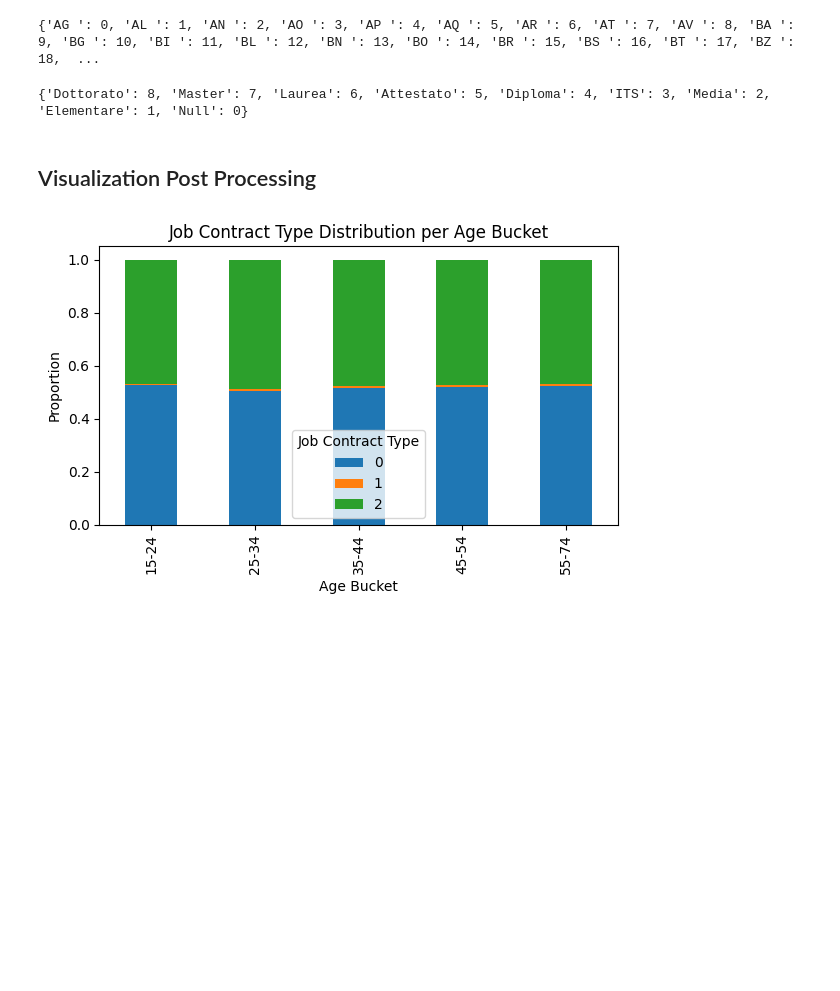
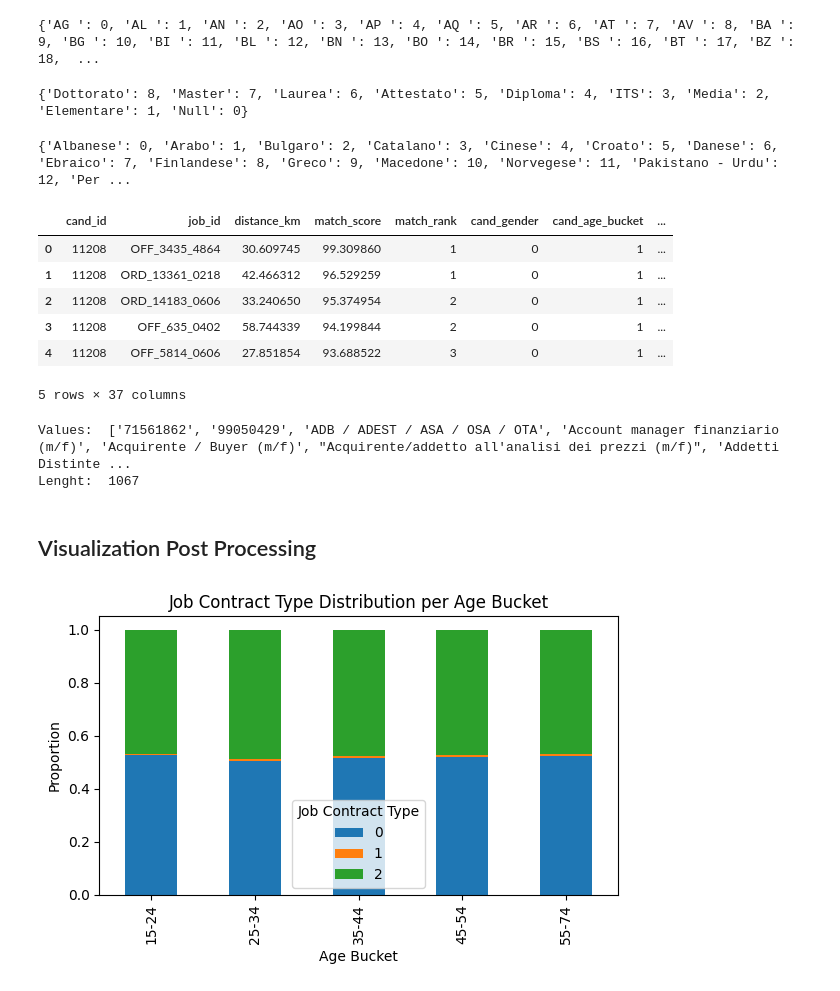
Before and after one commit to lorenzo-massa/Bias-Detection-Mitigation, a Jupyter notebook: main.ipynb, the cells around one changed output. Drawn from its saved outputs; the diff is of its cells as text; code cells hidden in the pictures; blank space fills up the shorter version.

Commit message:
Transform cand_languages_spoken into numbers

```diff
--- a/main.ipynb
+++ b/main.ipynb
@@ -205,6 +205,67 @@ df_processed["cand_education"] = df_education["cand_education"].replace(
 print(ranked_education_levels)
 # %% [output]
 {'Dottorato': 8, 'Master': 7, 'Laurea': 6, 'Attestato': 5, 'Diploma': 4, 'ITS': 3, 'Media': 2, 'Elementare': 1, 'Null': 0}
+# %%
+# Transform cand_languages_spoken into numbers
+
+# Split the strings into lists of languages
+df_languages = df.copy()
+df_languages["cand_languages_spoken"] = df_languages["cand_languages_spoken"].str.split(
+    ";"
+)
+
+# Replace the missing values with an empty list
+df_languages["cand_languages_spoken"] = df_languages["cand_languages_spoken"].fillna(
+    pd.Series([[]] * len(df_languages))
+)
+
+# Remove 'Italiano' from the list of languages
+df_languages["cand_languages_spoken"] = df_languages["cand_languages_spoken"].apply(
+    lambda x: [language for language in x if language != "Italiano"]
+)
+
+# Get the unique languages
+unique_languages = set()
+for languages in df_languages["cand_languages_spoken"]:
+    unique_languages.update(languages)
+unique_languages = sorted(unique_languages)
+
+# Create a dictionary that maps each language to a number
+language_encoding = dict(zip(unique_languages, range(len(unique_languages))))
+
+# Replace the languages with the corresponding numbers
+df_languages["cand_languages_spoken"] = df_languages["cand_languages_spoken"].apply(
+    lambda x: [language_encoding[language] for language in x]
+)
+
+print(language_encoding)
+
+# Create a new column for each language
+for language in unique_languages:
+    df_processed[language] = df_languages["cand_languages_spoken"].apply(
+        lambda x: int(language in x)
+    )
+
+df_processed.head()
+# %% [output]
+{'Albanese': 0, 'Arabo': 1, 'Bulgaro': 2, 'Catalano': 3, 'Cinese': 4, 'Croato': 5, 'Danese': 6, 'Ebraico': 7, 'Finlandese': 8, 'Greco': 9, 'Macedone': 10, 'Norvegese': 11, 'Pakistano - Urdu': 12, 'Per ...
+|  | cand_id | job_id | distance_km | match_score | match_rank | cand_gender | cand_age_bucket | ... |
+| 0 | 11208 | OFF_3435_4864 | 30.609745 | 99.309860 | 1 | 0 | 1 | ... |
+| 1 | 11208 | ORD_13361_0218 | 42.466312 | 96.529259 | 1 | 0 | 1 | ... |
+| 2 | 11208 | ORD_14183_0606 | 33.240650 | 95.374954 | 2 | 0 | 1 | ... |
+| 3 | 11208 | OFF_635_0402 | 58.744339 | 94.199844 | 2 | 0 | 1 | ... |
+| 4 | 11208 | OFF_5814_0606 | 27.851854 | 93.688522 | 3 | 0 | 1 | ... |
+5 rows × 37 columns
+# %%
+# Transform job_professional_category into numbers
+unique_values = sorted(
+    df["job_professional_category"].unique().tolist(), key=lambda x: str(x)
+)
+print("Values: ", unique_values)
+print("Lenght: ", len(unique_values))
+# %% [output]
+Values:  ['71561862', '99050429', 'ADB / ADEST / ASA / OSA / OTA', 'Account manager finanziario (m/f)', 'Acquirente / Buyer (m/f)', "Acquirente/addetto all'analisi dei prezzi (m/f)", 'Addetti Distinte ...
+Lenght:  1067
 # %% [markdown]
 ## Visualization Post Processing
 # %%
```
